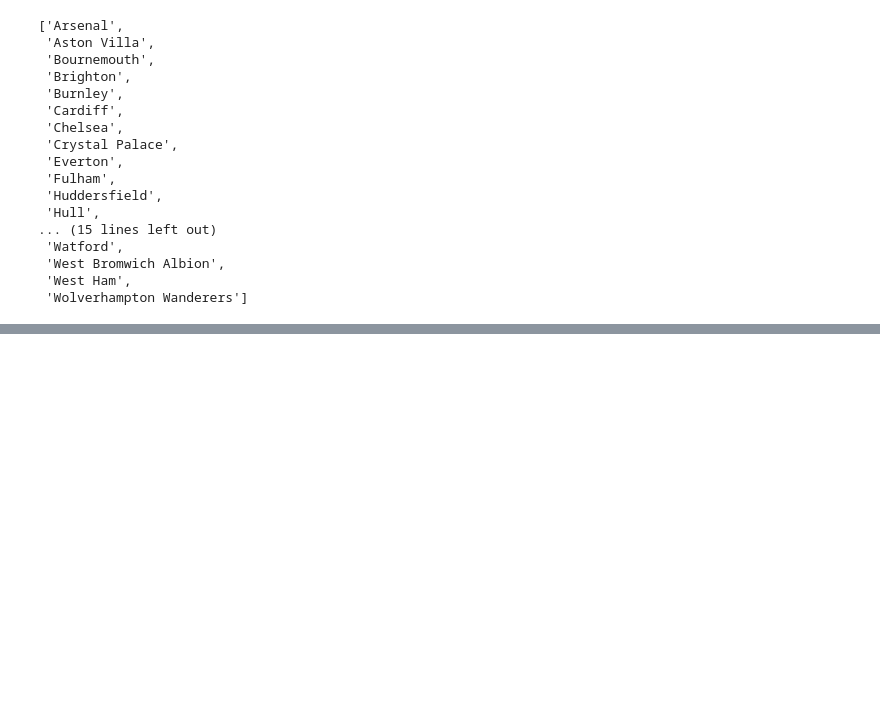
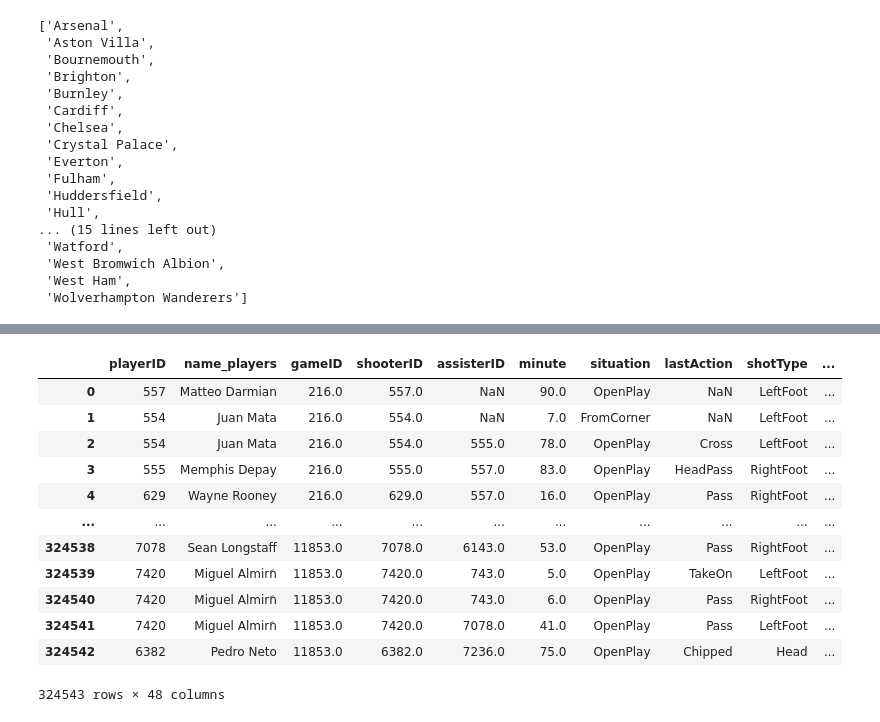
Before and after one commit to DVadeus/Data-Analysis, a Jupyter notebook: 4 Data Wrangling with Pandas.ipynb, the cells around one changed output, grey strips where cells are left out. Cells and saved outputs as stored; diff of their text form; code cells hidden in the pictures; blank space fills up the shorter version.

```diff
--- a/4 Data Wrangling with Pandas.ipynb
+++ b/4 Data Wrangling with Pandas.ipynb
@@ -3801,0 +3933,17 @@ prem_teams
+# %%
+player_shots = players_df.merge(shots_df, left_on = 'playerID', right_on = 'shooterID', how = 'left').merge(game_league, on = 'gameID', suffixes = ('_players', '_leagues'))
+player_shots
+# %% [output]
+|  | playerID | name_players | gameID | shooterID | assisterID | minute | situation | lastAction | shotType | ... |
+| 0 | 557 | Matteo Darmian | 216.0 | 557.0 | NaN | 90.0 | OpenPlay | NaN | LeftFoot | ... |
+| 1 | 554 | Juan Mata | 216.0 | 554.0 | NaN | 7.0 | FromCorner | NaN | LeftFoot | ... |
+| 2 | 554 | Juan Mata | 216.0 | 554.0 | 555.0 | 78.0 | OpenPlay | Cross | LeftFoot | ... |
+| 3 | 555 | Memphis Depay | 216.0 | 555.0 | 557.0 | 83.0 | OpenPlay | HeadPass | RightFoot | ... |
+| 4 | 629 | Wayne Rooney | 216.0 | 629.0 | 557.0 | 16.0 | OpenPlay | Pass | RightFoot | ... |
+| ... | ... | ... | ... | ... | ... | ... | ... | ... | ... | ... |
+| 324538 | 7078 | Sean Longstaff | 11853.0 | 7078.0 | 6143.0 | 53.0 | OpenPlay | Pass | RightFoot | ... |
+| 324539 | 7420 | Miguel Almirَn | 11853.0 | 7420.0 | 743.0 | 5.0 | OpenPlay | TakeOn | LeftFoot | ... |
+| 324540 | 7420 | Miguel Almirَn | 11853.0 | 7420.0 | 743.0 | 6.0 | OpenPlay | Pass | RightFoot | ... |
+| 324541 | 7420 | Miguel Almirَn | 11853.0 | 7420.0 | 7078.0 | 41.0 | OpenPlay | Pass | LeftFoot | ... |
+| 324542 | 6382 | Pedro Neto | 11853.0 | 6382.0 | 7236.0 | 75.0 | OpenPlay | Chipped | Head | ... |
+324543 rows × 48 columns
```
Also changed, not shown: parts of 33 cells of this notebook.
